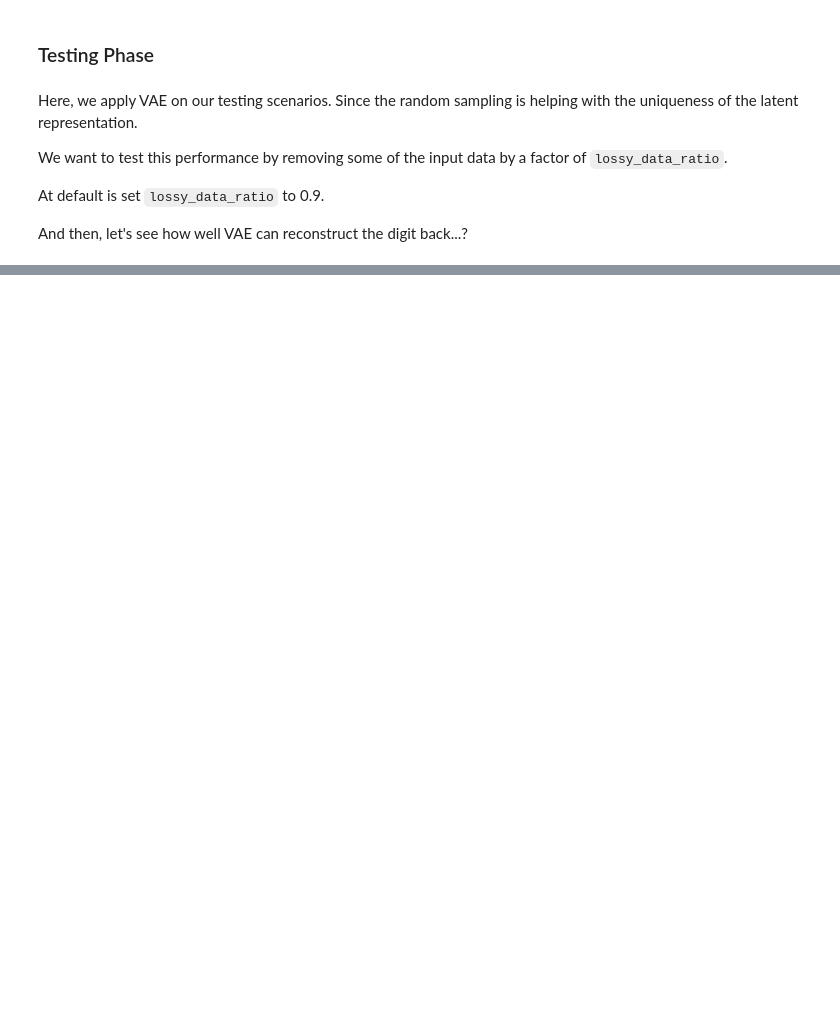
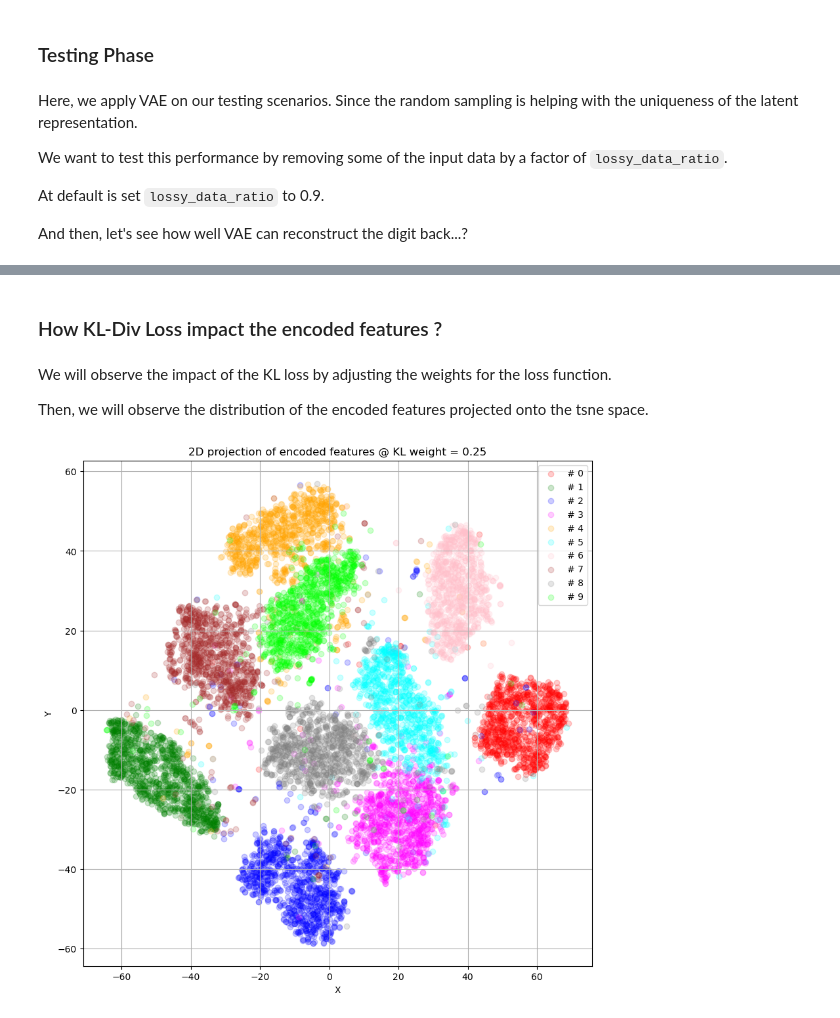
Before and after one commit to GenAI-CUEE/Estimation-Theory-EE523, a Jupyter notebook: Tutorial3/main.ipynb, the cells around one changed output, grey strips where cells are left out. Drawn from its saved outputs; the diff is of its cells as text; code cells hidden in the pictures; blank space fills up the shorter version.

```diff
--- a/Tutorial3/main.ipynb
+++ b/Tutorial3/main.ipynb
@@ -292,0 +363,40 @@ print('====> Test set loss: {:.4f}'.format(test_loss))
+# %% [markdown]
+### How KL-Div Loss impact the encoded features ?
+# %% [markdown]
+We will observe the impact of the KL loss by adjusting the weights for the loss function.
+
+Then, we will observe the distribution of the encoded features projected onto the tsne space.
+# %%
+from sklearn.manifold import TSNE
+
+
+with torch.no_grad():
+    mu, logvar = model.encode(data_vect.to(device).view(-1, 784))
+    z_data     = model.reparameterize(mu, logvar)
+
+z_data = z_data.cpu().numpy()
+
+points = TSNE(n_components=2, learning_rate="auto",
+                      perplexity=70, n_iter=1000,
+                      init="pca").fit_transform(z_data)
+# %%
+color_vect = ['red', 'green', 'blue', 'magenta', 'orange', 'cyan', 'pink', 'brown', 'grey', 'lime']
+
+uniq = np.unique(label_vect)
+colormap = {}
+for i in uniq:
+    colormap[i] = color_vect[i]
+# %%
+plt.figure(figsize=(10,10))
+for i in uniq:
+   plt.scatter(points[label_vect == i , 0] , points[label_vect == i , 1] , label = "# %d" % i, alpha=0.2, color = colormap[i])
+
+plt.legend()
+plt.grid('both')
+plt.ylabel("Y")
+plt.xlabel("X")
+plt.title("2D projection of encoded features @ KL weight = %.2f" % weight)
+plt.savefig("KL-weight%.2f_.png" % weight)
+plt.show()
+# %% [output]
+[figure, added]
```
Also changed, not shown: parts of 9 cells of this notebook, 6 other files.
